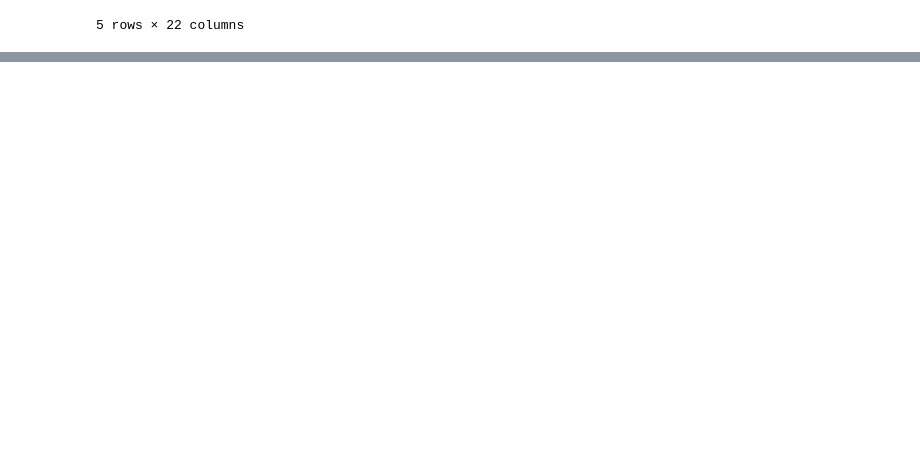
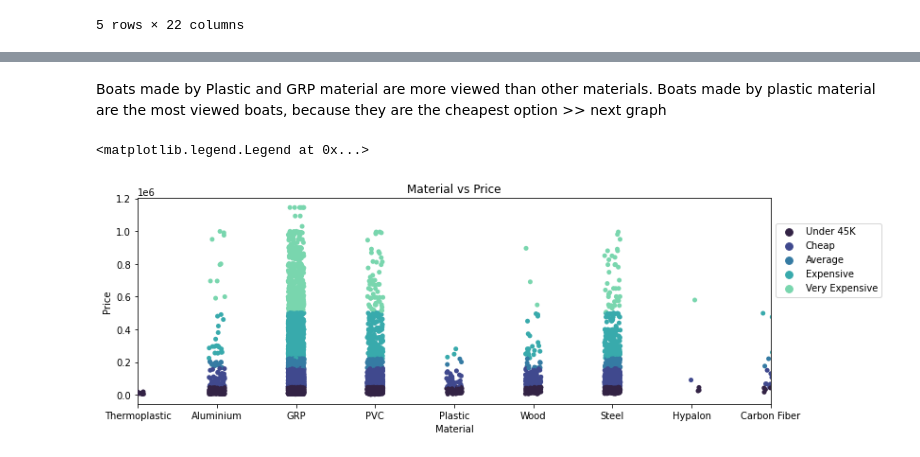
Before and after one commit to Estorko/Data-Analysis-Certification-Case-study-, a Jupyter notebook: DataCampCerf/DataCampCertf.ipynb, the cells around one changed output, grey strips where cells are left out. Cells and saved outputs as stored; diff of their text form; code cells hidden in the pictures; blank space fills up the shorter version.

```diff
--- a/DataCampCerf/DataCampCertf.ipynb
+++ b/DataCampCerf/DataCampCertf.ipynb
@@ -110,0 +154,13 @@ fig.legend(loc='center left',bbox_to_anchor=(1, 0.7))
+# %% [markdown]
+Boats made by Plastic and GRP material are more viewed than other materials. Boats made by plastic material are the most viewed boats, because they are the cheapest option >> next graph
+# %%
+# Fig 5
+# 5.) Material vs Price
+fig,ax=plt.subplots(figsize=(12,4))
+# fig=sns.barplot(x='Material',y='Price_EUR',data=df,palette='mako',hue='EUR Price Group',ci=False)
+fig=sns.stripplot(x='Material',y='Price_EUR',data=df,palette='mako',hue='EUR Price Group')
+fig.set(xlabel='Material',ylabel='Price',title='Material vs Price',xlim=(0,8))
+fig.legend(loc='center left',bbox_to_anchor=(1, 0.7))
+# %% [output]
+<matplotlib.legend.Legend at 0x...>
+[figure, added]
```
Also changed, not shown: parts of 21 cells of this notebook.
